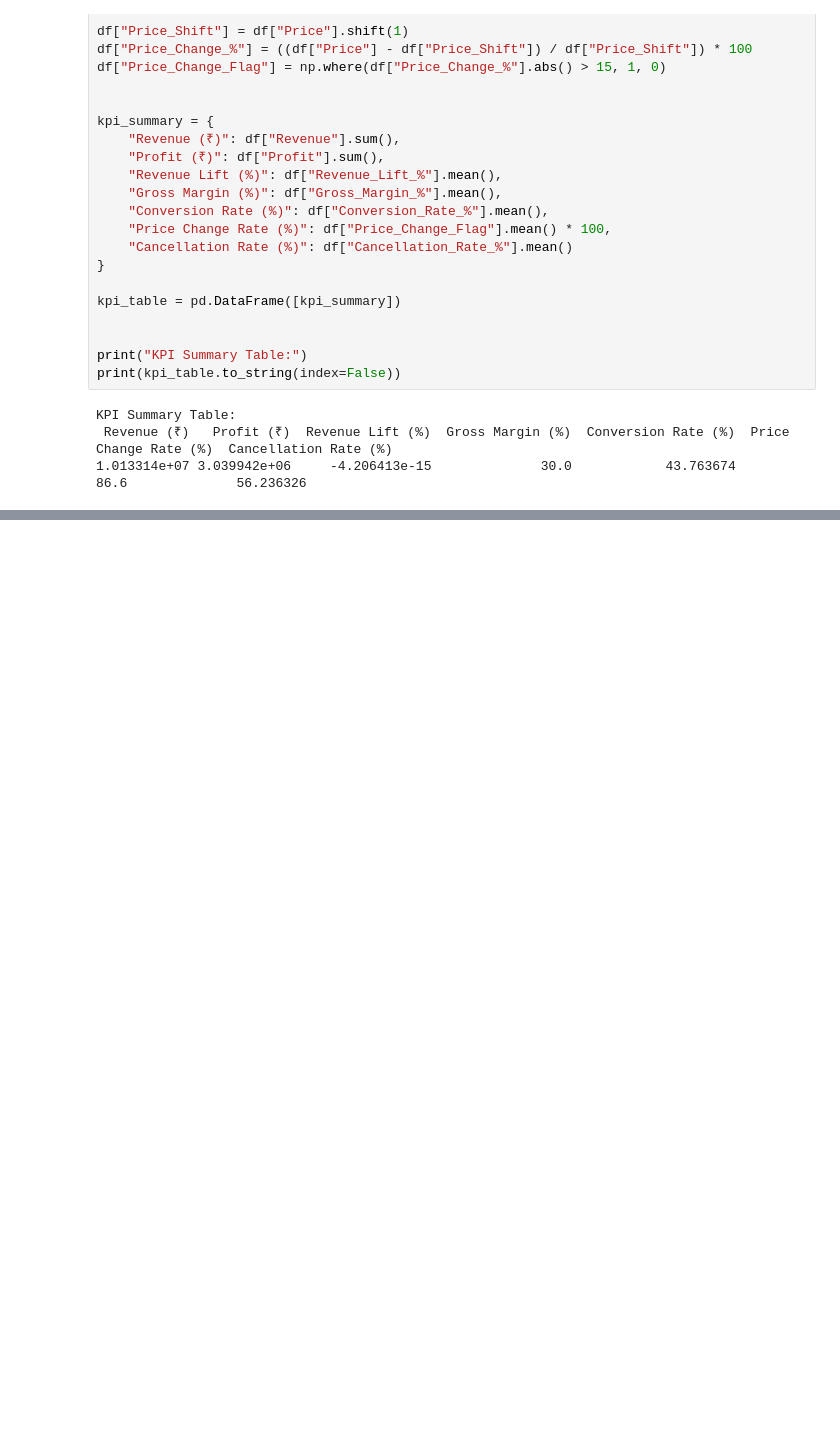
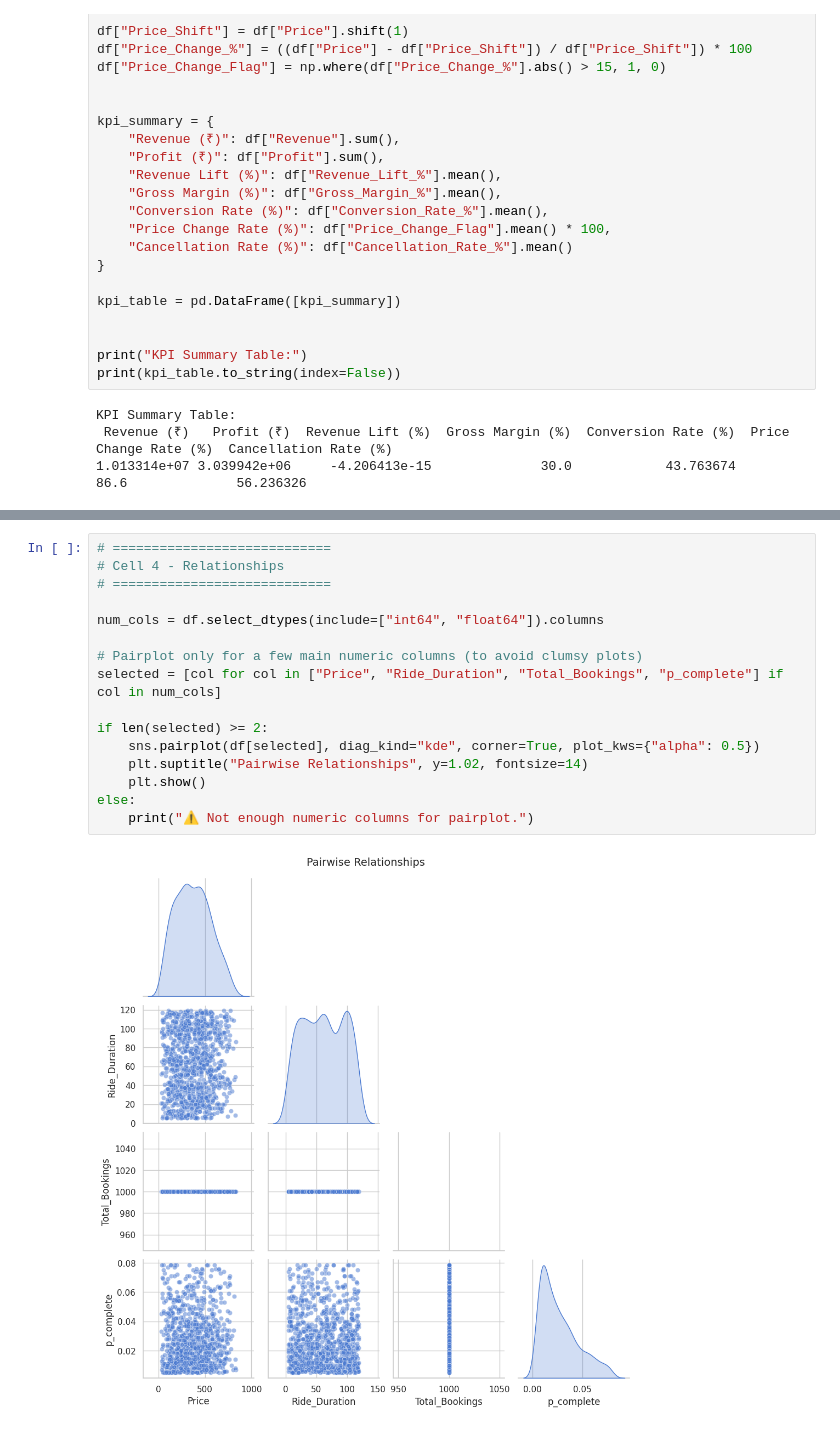
Before and after one commit to Deepikadhinakaran/AI_price_optima, a Jupyter notebook: price_optima.ipynb, the cells around one changed output, grey strips where cells are left out. Saved outputs shown, nothing was run; the diff lists cells and outputs as text; blank space fills up the shorter version.

```diff
--- a/price_optima.ipynb
+++ b/price_optima.ipynb
@@ -286,0 +389,18 @@ df.shape
+# %%
+# ============================
+# Cell 4 - Relationships
+# ============================
+
+num_cols = df.select_dtypes(include=["int64", "float64"]).columns
+
+# Pairplot only for a few main numeric columns (to avoid clumsy plots)
+selected = [col for col in ["Price", "Ride_Duration", "Total_Bookings", "p_complete"] if col in num_cols]
+
+if len(selected) >= 2:
+    sns.pairplot(df[selected], diag_kind="kde", corner=True, plot_kws={"alpha": 0.5})
+    plt.suptitle("Pairwise Relationships", y=1.02, fontsize=14)
+    plt.show()
+else:
+    print("⚠️ Not enough numeric columns for pairplot.")
+# %% [output]
+[figure, added]
```
Also changed, not shown: parts of 8 cells of this notebook.
